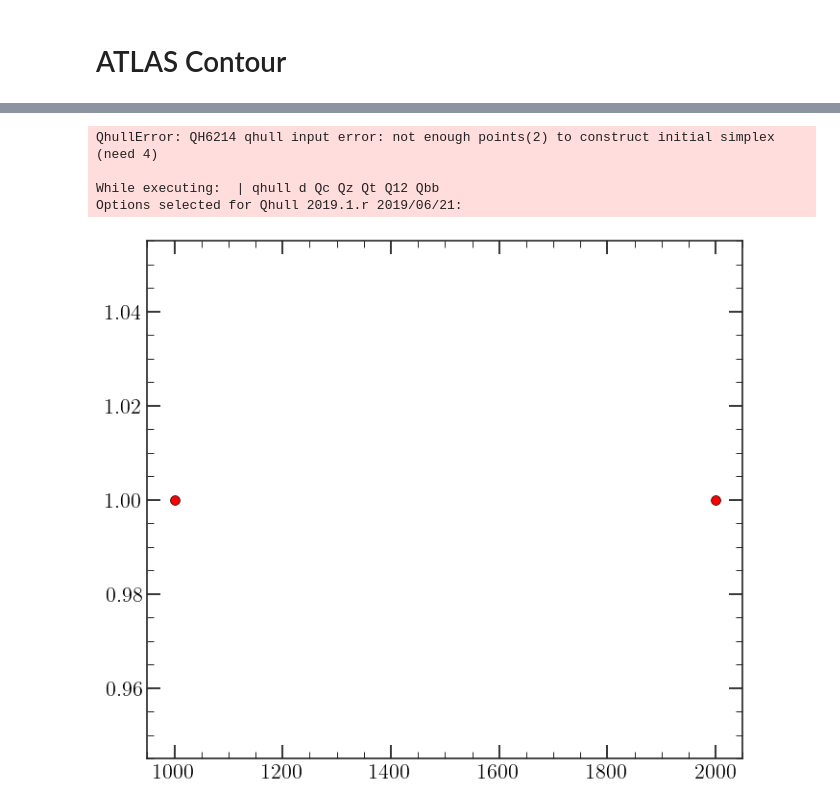
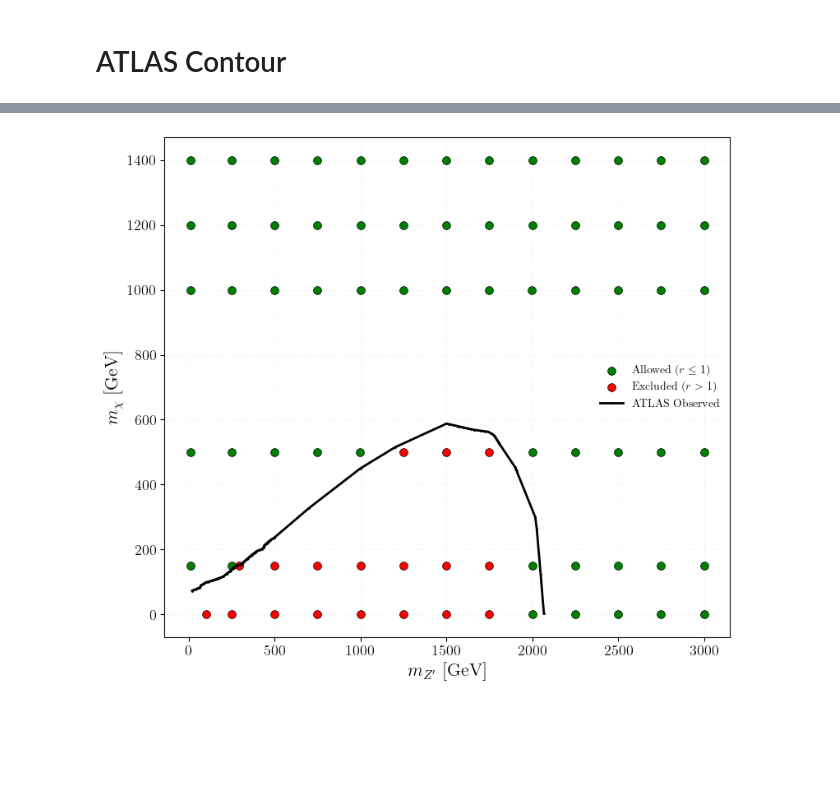
Before and after one commit to andlessa/MonoXSMS, a Jupyter notebook: ATLAS-EXOT-2018-06/notebooks/signal_strength_Spin1.ipynb, the cells around one changed output, grey strips where cells are left out. Drawn from its saved outputs; the diff is of its cells as text; code cells hidden in the pictures; blank space fills up the shorter version.

Commit message:
changes on scripts for atlas recasting

```diff
--- a/ATLAS-EXOT-2018-06/notebooks/signal_strength_Spin1.ipynb
+++ b/ATLAS-EXOT-2018-06/notebooks/signal_strength_Spin1.ipynb
@@ -212,6 +242,8 @@ df_final_results
 | 49 | EM10 | 0.308773 | 0.518093 | 0.001282 | 0.000045 | 0.226161 | ... |
 | 50 | EM11 | 0.255162 | 0.280492 | 0.000872 | 0.000037 | 0.226161 | ... |
 | 51 | EM12 | 0.194038 | 0.165631 | 0.001179 | 0.000043 | 0.226161 | ... |
+# %%
+df_final_results = pd.read_pickle('../ma5Results_axial.pcl')
 # %%
 k_factor = 1.0
 df_final_results['Signal Strength Obs'] =  (k_factor*df_final_results['Sigma_theoretical (pb)'] ) / df_final_results['Sigma_95_obs (pb)']
@@ -340,13 +417,13 @@ Options selected for Qhull 2019.1.r 2019/06/21:
 # %%
 fig, ax = plt.subplots(figsize=(8, 7))
-configure_axes(ax)
+# configure_axes(ax)
 # Add green points for r <= 1 (r Obs <= 1)
 green_points = max_sigma_exp_per_saf[max_sigma_exp_per_saf["Signal Strength Obs"] <= 1]
 ax.scatter(
     green_points["mMed (GeV)"],
     green_points["mchi (GeV)"],
     c="green",
-    label=r"Included ($r \leq 1$)",
+    label=r"Allowed ($r \leq 1$)",
     s=50,
     edgecolor="black",
     linewidth=0.5
@@ -357,40 +434,38 @@ red_points = max_sigma_exp_per_saf[max_sigma_exp_per_saf["Signal Strength Obs"]
 ax.scatter(
     red_points["mMed (GeV)"],
     red_points["mchi (GeV)"],
     c="red",
     label=r"Excluded ($r > 1$)",
     s=50,
     edgecolor="black",
     linewidth=0.5
 )
 
 # Contour for mu ~ 1
 x = max_sigma_exp_per_saf["mMed (GeV)"]
 y = max_sigma_exp_per_saf["mchi (GeV)"]
 z = max_sigma_exp_per_saf["Signal Strength Obs"]
 xi, yi = np.meshgrid(
     np.linspace(x.min(), x.max(), 200),
     np.linspace(y.min(), y.max(), 200)
 )
 zi = griddata((x, y), z, (xi, yi), method='linear')
 #contour = ax.contour(xi, yi, zi, levels=[1], colors="magenta", linestyles="--", linewidths=2)
 #ax.clabel(contour, fmt="r = 1", inline=True, fontsize=12)
 #ax.plot(hep_data_ttbnffObs['mMed [GeV]'], hep_data_ttbnffObs['mchi [GeV]'], color="black", label='ATLAS Observation', linewidth=1)
 ax.plot(DataDF_Obs_DMA.iloc[:, 0], DataDF_Obs_DMA.iloc[:, 1], label=r'ATLAS Observed', color='k', marker='o', linestyle='-', linewidth=2, markersize=1)
-ax.plot(DataDF_Exp_DMA.iloc[:, 0], DataDF_Exp_DMA.iloc[:, 1], label=r'ATLAS Expected', color='b', marker='o', linestyle='--', linewidth=1.5, markersize=1)
-ax.set_x_label(r'$m_{Z^{\prime}}$ [GeV]')
-ax.set_y_label(r'$m_{\chi}$ [GeV]')
+# ax.plot(DataDF_Exp_DMA.iloc[:, 0], DataDF_Exp_DMA.iloc[:, 1], label=r'ATLAS Expected', color='b', marker='o', linestyle='--', linewidth=1.5, markersize=1)
+ax.set_xlabel(r'$m_{Z^{\prime}}$ [GeV]')
+ax.set_ylabel(r'$m_{\chi}$ [GeV]')
 ax.legend()
 plt.grid(True, linestyle='--', alpha=0.6)
-plt.ylim(10, 900)
-plt.xlim(10, 2500)
+# plt.ylim(10, 900)
+# plt.xlim(10, 2500)
 ax.legend(framealpha=0.0, loc='best')
 plt.grid(True, linestyle='--', alpha=0.3)
 plt.tight_layout()
+plt.savefig('./plot-validation.png')
+
 plt.show()
 # %% [output]
-QhullError: QH6214 qhull input error: not enough points(2) to construct initial simplex (need 4)
-
-While executing:  | qhull d Qc Qz Qt Q12 Qbb
-Options selected for Qhull 2019.1.r 2019/06/21:
-[figure, old version]
+[figure, new version]
```
Also changed, not shown: parts of 9 cells of this notebook, 16 other files.
